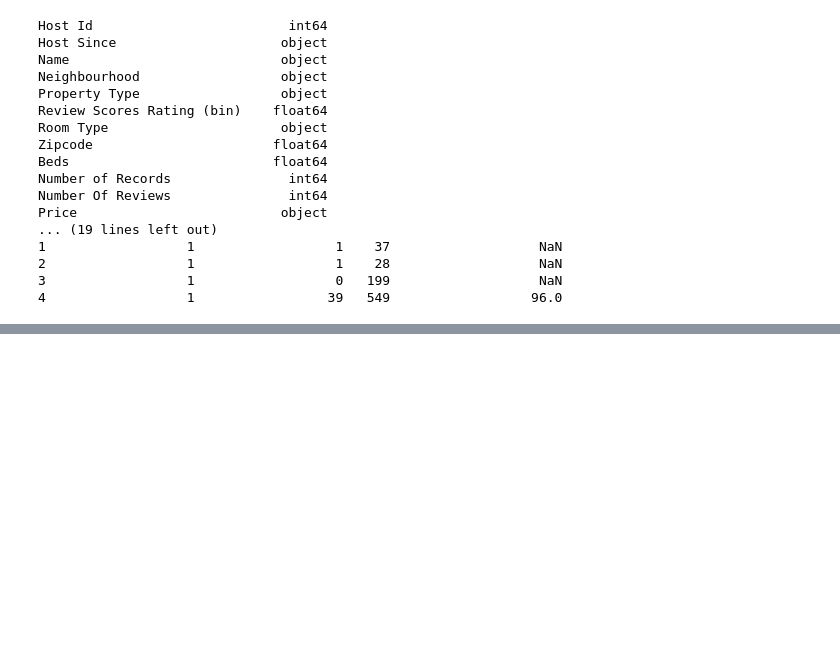
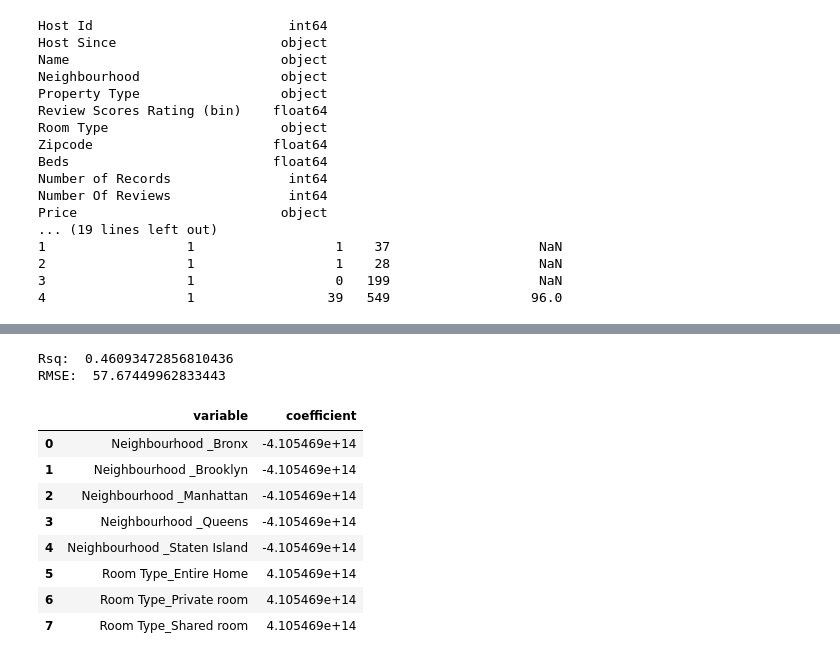
Before and after one commit to ZzzzzzT233/linearRegression, a Jupyter notebook: 04_hedonic_pricing/04_hedonic_pricing.ipynb, the cells around one changed output, grey strips where cells are left out. Saved outputs shown, nothing was run; the diff lists cells and outputs as text; code cells hidden in the pictures; blank space fills up the shorter version.

```diff
--- a/04_hedonic_pricing/04_hedonic_pricing.ipynb
+++ b/04_hedonic_pricing/04_hedonic_pricing.ipynb
@@ -158,0 +165,26 @@ print(df.head())
+# %%
+Z_train = X_train.loc[:,['Neighbourhood _Bronx','Neighbourhood _Brooklyn','Neighbourhood _Manhattan','Neighbourhood _Queens','Neighbourhood _Staten Island','Room Type_Entire Home','Room Type_Private room','Room Type_Shared room']]
+Z_test = X_test.loc[:,['Neighbourhood _Bronx','Neighbourhood _Brooklyn','Neighbourhood _Manhattan','Neighbourhood _Queens','Neighbourhood _Staten Island','Room Type_Entire Home','Room Type_Private room','Room Type_Shared room']]
+
+reg = LinearRegression(fit_intercept=False).fit(Z_train, y_train)
+y_hat = reg.predict(Z_test)
+rsq = reg.score(Z_test,y_test)
+print('Rsq: ', rsq)
+
+rmse = np.sqrt(np.mean((y_test - y_hat)**2))
+print('RMSE: ', rmse)
+
+results = pd.DataFrame({'variable':reg.feature_names_in_, 'coefficient': reg.coef_}) # Regression coefficients
+results
+# %% [output]
+Rsq:  0.46093472856810436
+RMSE:  57.67449962833443
+|  | variable | coefficient |
+| 0 | Neighbourhood _Bronx | -4.105469e+14 |
+| 1 | Neighbourhood _Brooklyn | -4.105469e+14 |
+| 2 | Neighbourhood _Manhattan | -4.105469e+14 |
+| 3 | Neighbourhood _Queens | -4.105469e+14 |
+| 4 | Neighbourhood _Staten Island | -4.105469e+14 |
+| 5 | Room Type_Entire Home | 4.105469e+14 |
+| 6 | Room Type_Private room | 4.105469e+14 |
+| 7 | Room Type_Shared room | 4.105469e+14 |
```
Also changed, not shown: parts of 10 cells of this notebook.
